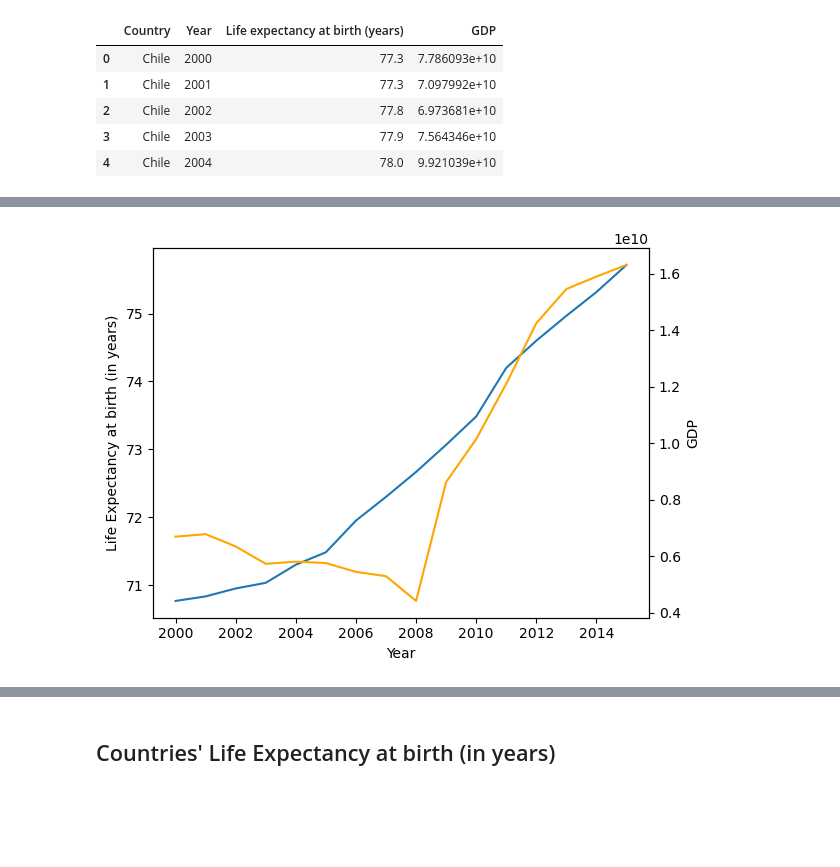
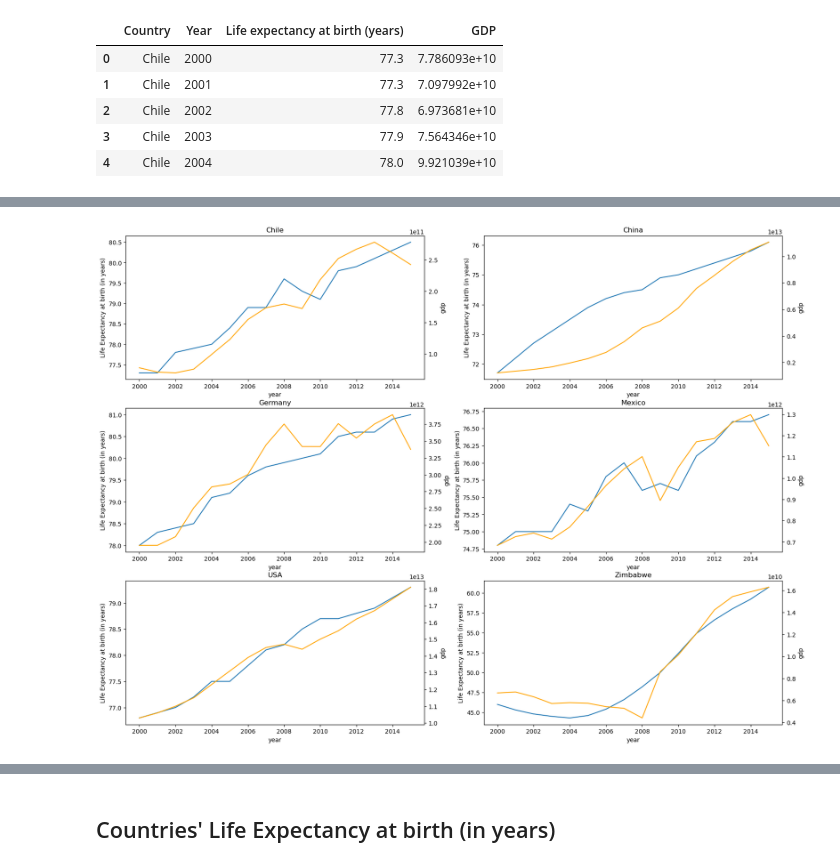
Before and after one commit to gabrielafichtner/gdp_life_expectancy, a Jupyter notebook: code/life_expectancy_gdp.ipynb, the cells around one changed output, grey strips where cells are left out. Drawn from its saved outputs; the diff is of its cells as text; code cells hidden in the pictures; blank space fills up the shorter version.

```diff
--- a/code/life_expectancy_gdp.ipynb
+++ b/code/life_expectancy_gdp.ipynb
@@ -19,6 +25,7 @@ data.head()
 | 3 | Chile | 2003 | 77.9 | 7.564346e+10 |
 | 4 | Chile | 2004 | 78.0 | 9.921039e+10 |
 # %%
-data = data.rename(columns={'Life expectancy at birth (years)':'Life_Expectancy'})
+data = data.rename(columns={'Life expectancy at birth (years)':'life_expectancy', 'Country':'country', 'GDP':'gdp',\
+                           'Year':'year'})
 data.head()
 # %% [output]
@@ -46,3 +65,27 @@ year_df.head()
 | 2002 | 70.950000 | 2.561221e+12 |
 | 2003 | 71.033333 | 2.743446e+12 |
 | 2004 | 71.300000 | 2.991647e+12 |
+# %%
+plt.figure(figsize=(8, 5))
+plt.title('Life Expectancy and GDP per year of all dataset')
+# Primary axis plot
+l1 = sns.lineplot(data=year_df, x=year_df.index, y='life_expectancy', label='Life Expectancy')
+plt.ylabel('Life Expectancy at birth (in years)')
+
+# Secondary axis plot
+ax2 = plt.gca().twinx()
+l2 = sns.lineplot(data=year_df, x=year_df.index, y='gdp', ax=ax2, color='orange', label='GDP')
+ax2.set_ylabel('GDP')
+
+# Get handles and labels for the legend
+lines1, labels1 = l1.get_legend_handles_labels()
+lines2, labels2 = l2.get_legend_handles_labels()
+
+# Combine handles and labels
+lines = lines1 + lines2
+labels = labels1 + labels2
+
+# Add legend to the primary axis
+plt.legend(lines, labels, loc='upper left')
+
+plt.show()
@@ -49,7 +98,14 @@ year_df.head()
 # %%
-sns.lineplot(data=year_df, x=year_df.index, y='Life_Expectancy')
-plt.ylabel('Life Expectancy at birth (in years)')
-ax2 = plt.twinx()
-sns.lineplot(data=data[data['Country']==country], x='Year', y='GDP', ax=ax2, color='orange');
+plt.figure(figsize=(20, 15))
+rows = 3
+cols = 2
+n = rows * cols
+for i, country in enumerate(countries):
+    plt.subplot(rows, cols, i+1)
+    plt.title(country)
+    sns.lineplot(data=data[data['country']==country], x='year', y='life_expectancy')
+    plt.ylabel('Life Expectancy at birth (in years)')
+    ax2 = plt.twinx()
+    sns.lineplot(data=data[data['country']==country], x='year', y='gdp', ax=ax2, color='orange')
 # %% [output]
-[figure, old version]
+[figure, new version]
```
Also changed, not shown: parts of 23 cells of this notebook.
